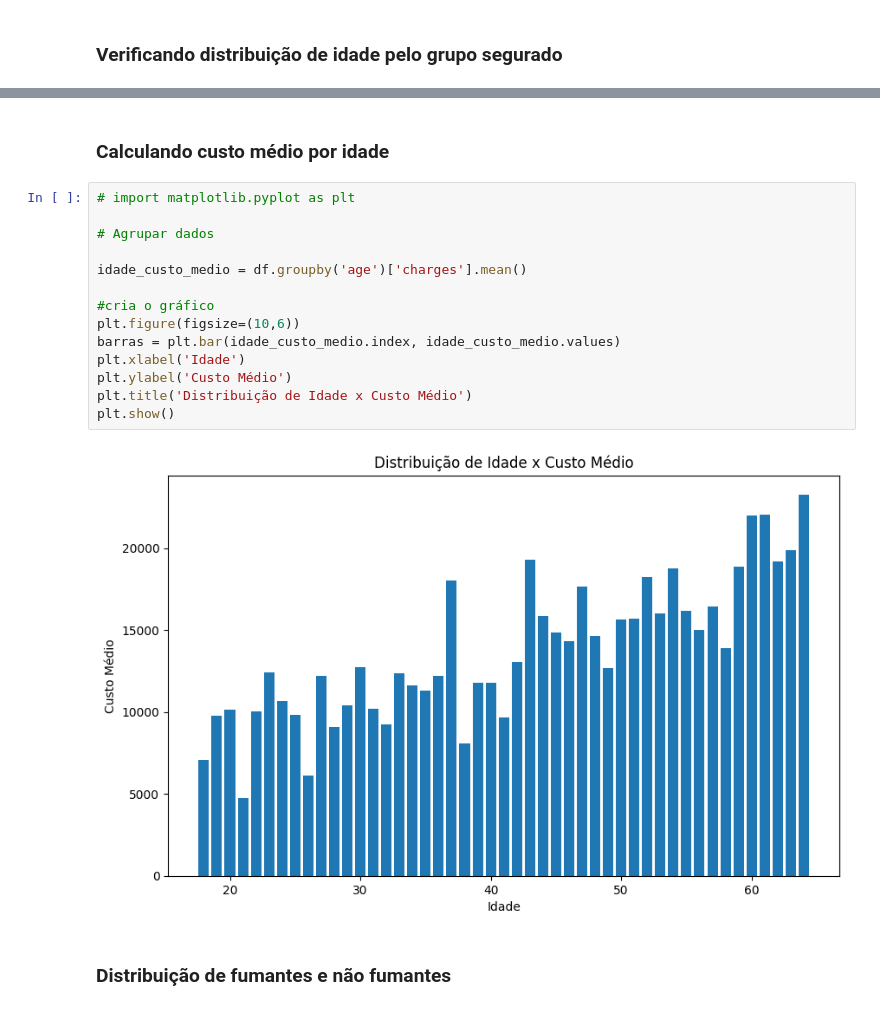
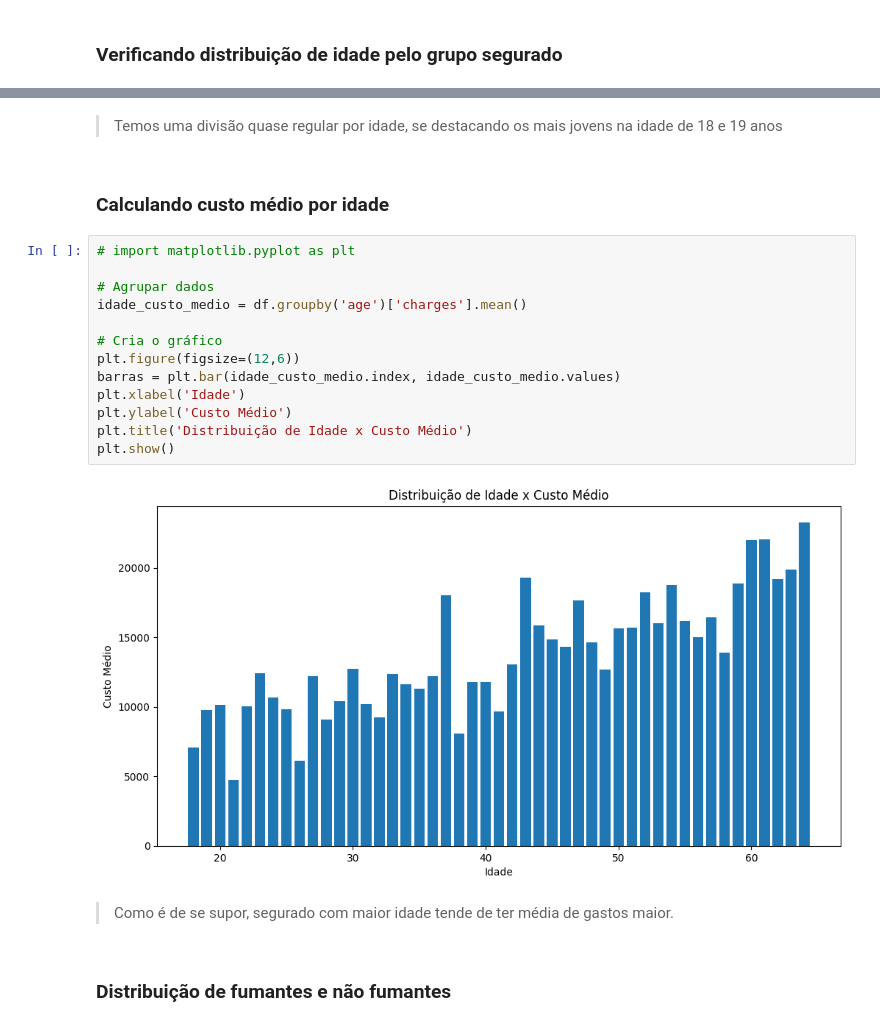
Before and after one commit to fabiobaroliveira/analise_exploratoria_de_dados, a Jupyter notebook: projeto_seguradora/analise_exploratoria_seguro_saude.ipynb, the cells around one changed output, grey strips where cells are left out. Saved outputs shown, nothing was run; the diff lists cells and outputs as text.

```diff
--- a/projeto_seguradora/analise_exploratoria_seguro_saude.ipynb
+++ b/projeto_seguradora/analise_exploratoria_seguro_saude.ipynb
@@ -123,21 +160,24 @@ Text(0.5, 1.0, 'Distribuição de Idade')
+# %% [markdown]
+> Temos uma divisão quase regular por idade, se destacando os mais jovens na idade de 18 e 19 anos
 # %% [markdown]
 ### Calculando custo médio por idade
 # %%
 # import matplotlib.pyplot as plt
 
 # Agrupar dados
-
 idade_custo_medio = df.groupby('age')['charges'].mean()
 
-#cria o gráfico
-plt.figure(figsize=(10,6))
+# Cria o gráfico
+plt.figure(figsize=(12,6))
 barras = plt.bar(idade_custo_medio.index, idade_custo_medio.values)
 plt.xlabel('Idade')
 plt.ylabel('Custo Médio')
 plt.title('Distribuição de Idade x Custo Médio')
 plt.show()
 # %% [output]
-[figure, old version]
+[figure, new version]
+# %% [markdown]
+> Como é de se supor, segurado com maior idade tende de ter média de gastos maior.
 # %% [markdown]
 ### Distribuição de fumantes e não fumantes
 # %%
```
Also changed, not shown: parts of 13 cells of this notebook.
